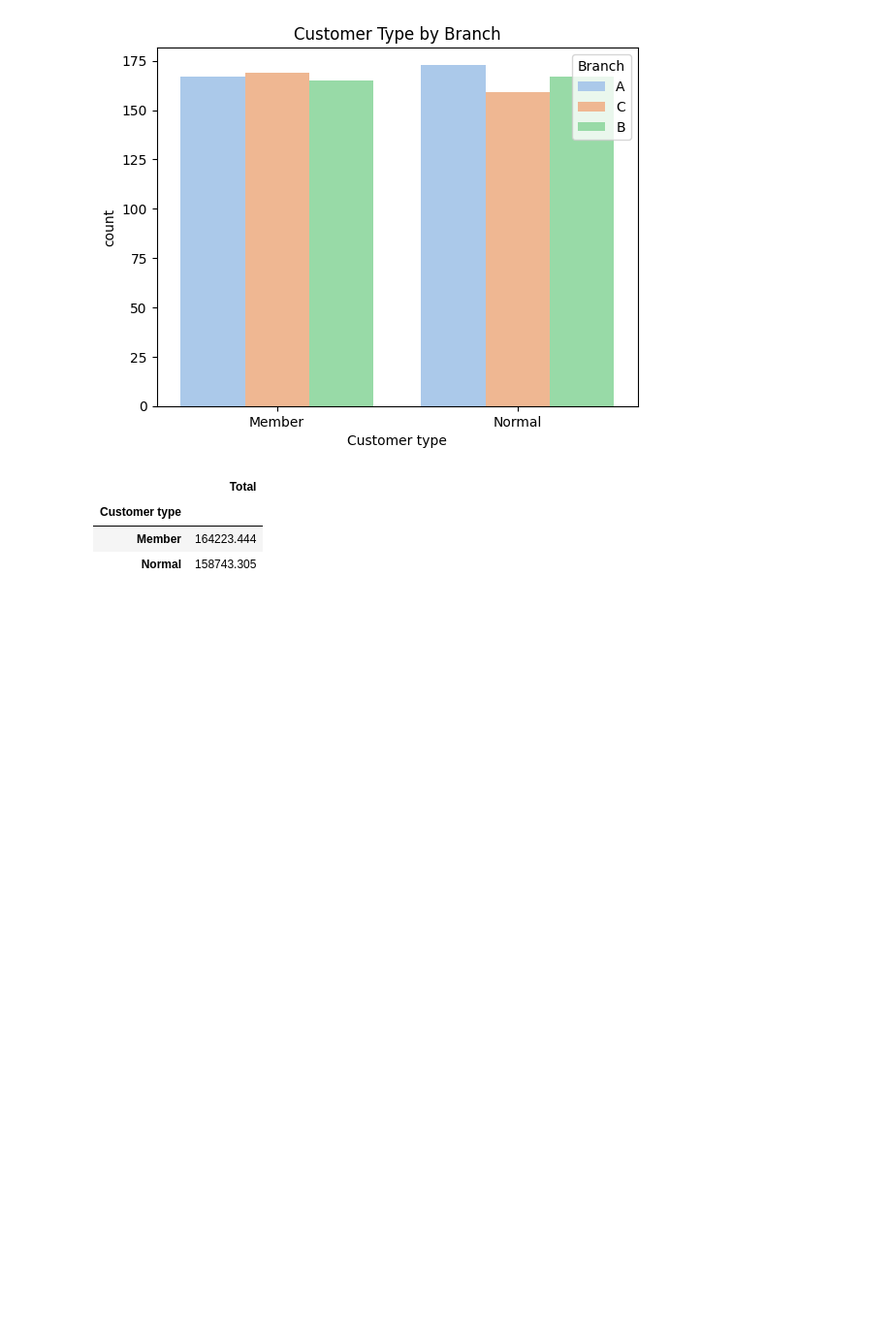
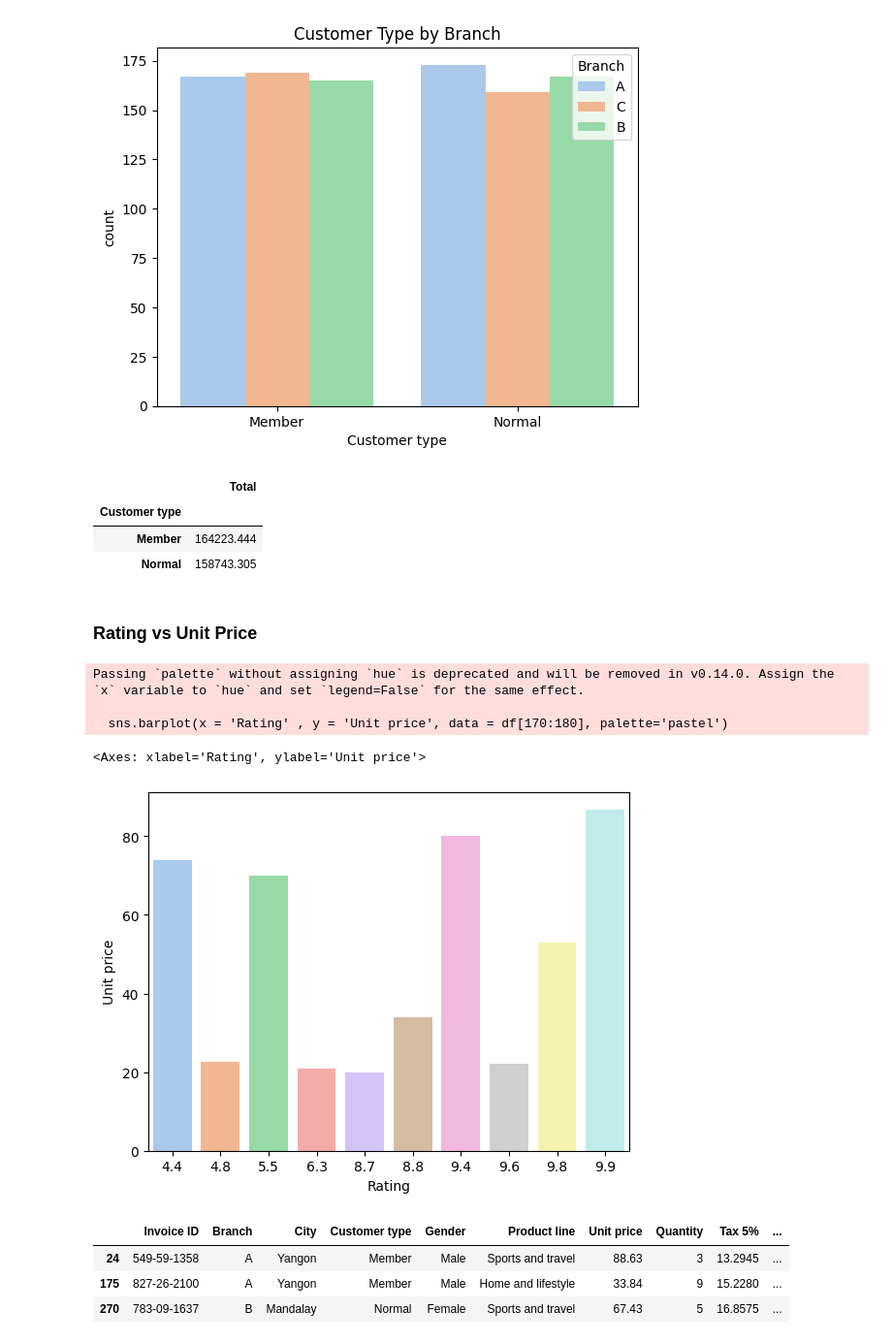
Before and after one commit to akxiit/Blinkit-Sales-Analysis, a Jupyter notebook: notebook/Main.ipynb, the cells around one changed output. Shown at 97% size. Drawn from its saved outputs; the diff is of its cells as text; code cells hidden in the pictures; blank space fills up the shorter version.

```diff
--- a/notebook/Main.ipynb
+++ b/notebook/Main.ipynb
@@ -226,3 +240,20 @@ df.groupby(['Customer type']).agg({'Total': 'sum'})
 | Customer type |  |
 | Member | 164223.444 |
 | Normal | 158743.305 |
+# %% [markdown]
+### **Rating** vs **Unit Price**
+# %%
+sns.barplot(x = 'Rating' , y = 'Unit price', data = df[170:180], palette='pastel')
+# %% [output]
+Passing `palette` without assigning `hue` is deprecated and will be removed in v0.14.0. Assign the `x` variable to `hue` and set `legend=False` for the same effect.
+
+  sns.barplot(x = 'Rating' , y = 'Unit price', data = df[170:180], palette='pastel')
+<Axes: xlabel='Rating', ylabel='Unit price'>
+[figure, added]
+# %%
+df.sample(3)
+# %% [output]
+|  | Invoice ID | Branch | City | Customer type | Gender | Product line | Unit price | Quantity | Tax 5% | ... |
+| 24 | 549-59-1358 | A | Yangon | Member | Male | Sports and travel | 88.63 | 3 | 13.2945 | ... |
+| 175 | 827-26-2100 | A | Yangon | Member | Male | Home and lifestyle | 33.84 | 9 | 15.2280 | ... |
+| 270 | 783-09-1637 | B | Mandalay | Normal | Female | Sports and travel | 67.43 | 5 | 16.8575 | ... |
```
Also changed, not shown: parts of 42 cells of this notebook.
